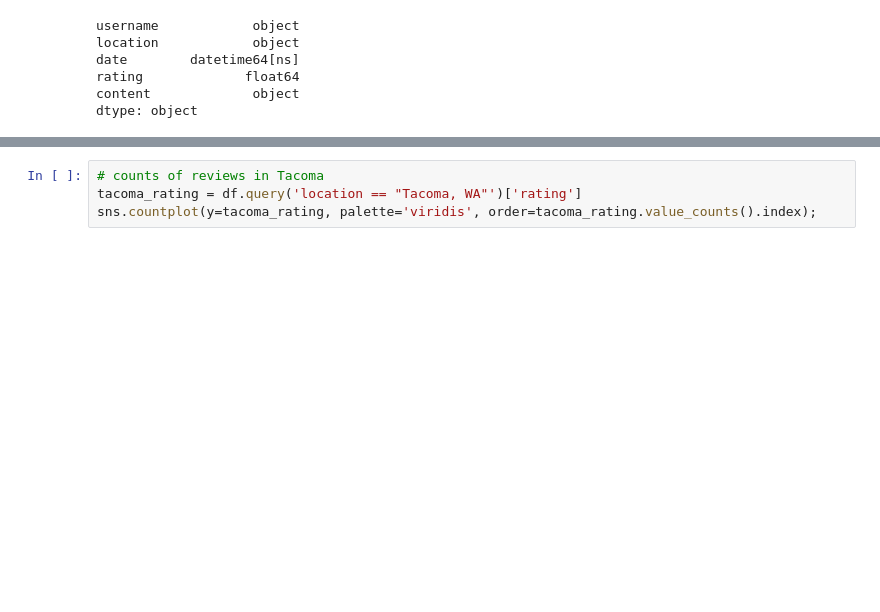
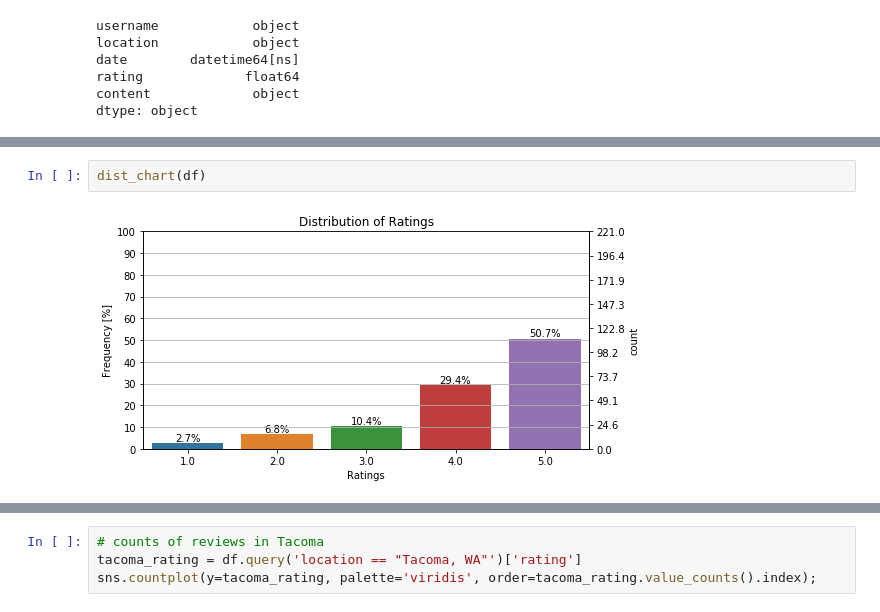
Before and after one commit to GonzandRobles/sentiment_analysis, a Jupyter notebook: sentiment_analysis.ipynb, the cells around one changed output, grey strips where cells are left out. Cells and saved outputs as stored; diff of their text form; blank space fills up the shorter version.

```diff
--- a/sentiment_analysis.ipynb
+++ b/sentiment_analysis.ipynb
@@ -120,3 +91,7 @@ ax2.grid(None)
+# %%
+dist_chart(df)
+# %% [output]
+[figure, added]
 # %%
 # Top 10 cities where reviews come from
 plt.figure(figsize=(12, 6))
```
Also changed, not shown: parts of 49 cells of this notebook.
